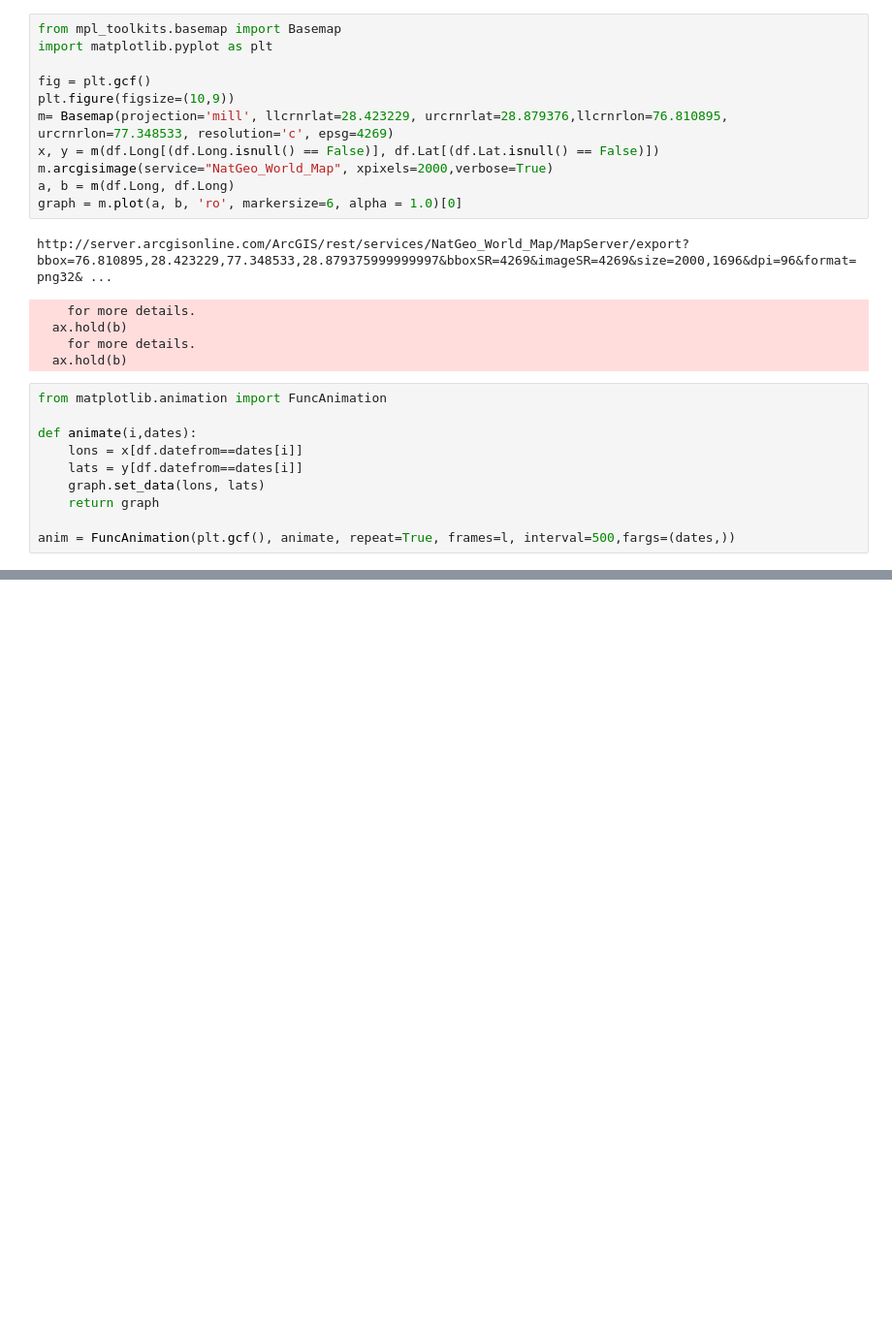
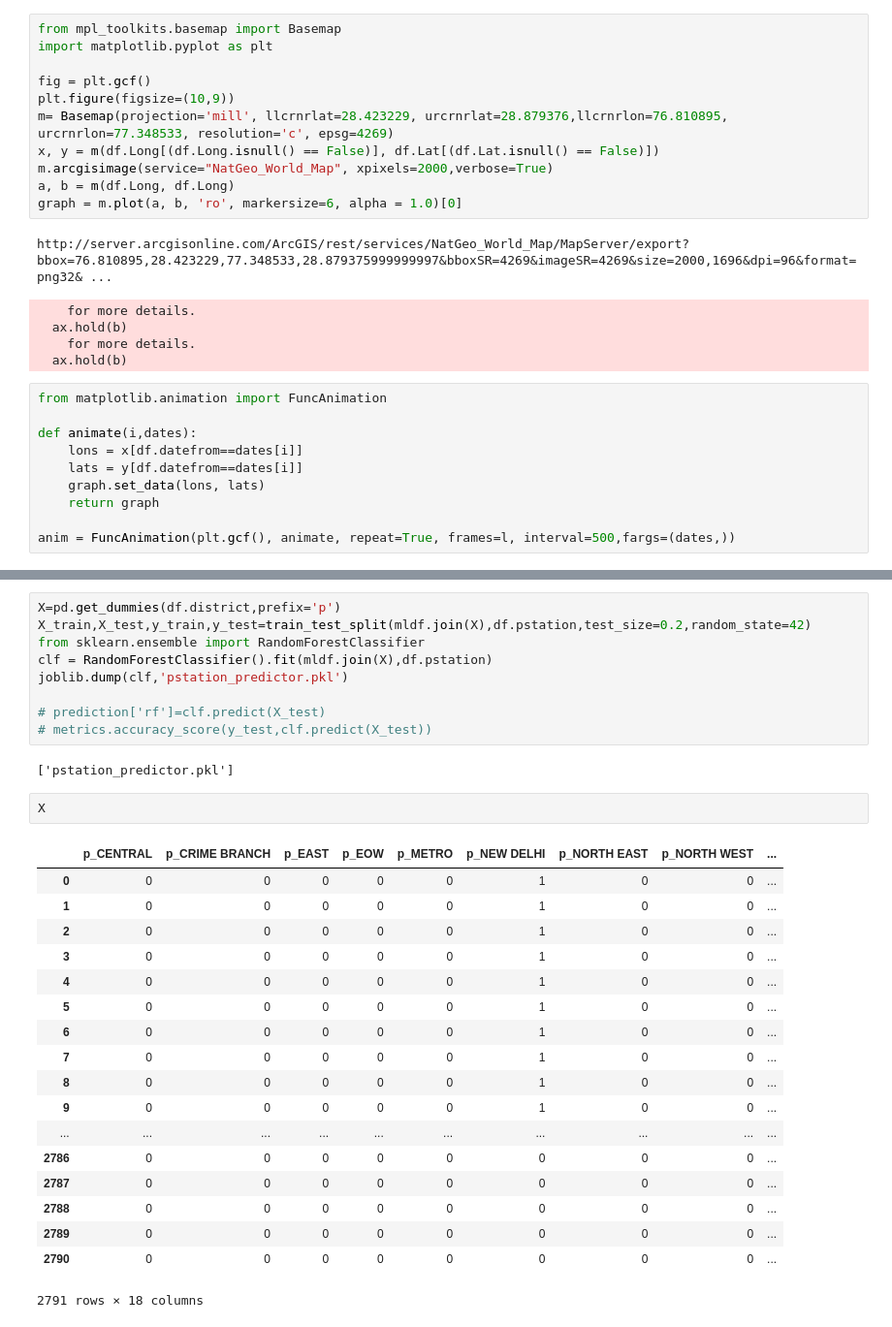
Before and after one commit to manu0b1100/Delhi_Crime_Analysis, a Jupyter notebook: Ipython Notebooks/Data Analysis.ipynb, the cells around one changed output, grey strips where cells are left out. Shown: that part at 97% size. Cells and saved outputs as stored; diff of their text form; blank space fills up the shorter version.

```diff
--- a/Ipython Notebooks/Data Analysis.ipynb
+++ b/Ipython Notebooks/Data Analysis.ipynb
@@ -62,0 +190,32 @@ HTML(anim.to_html5_video())
+# %%
+X=pd.get_dummies(df.district,prefix='p')
+X_train,X_test,y_train,y_test=train_test_split(mldf.join(X),df.pstation,test_size=0.2,random_state=42)
+from sklearn.ensemble import RandomForestClassifier
+clf = RandomForestClassifier().fit(mldf.join(X),df.pstation)
+joblib.dump(clf,'pstation_predictor.pkl')
+
+# prediction['rf']=clf.predict(X_test)
+# metrics.accuracy_score(y_test,clf.predict(X_test))
+# %% [output]
+['pstation_predictor.pkl']
+# %%
+X
+# %% [output]
+|  | p_CENTRAL | p_CRIME BRANCH | p_EAST | p_EOW | p_METRO | p_NEW DELHI | p_NORTH EAST | p_NORTH WEST | ... |
+| 0 | 0 | 0 | 0 | 0 | 0 | 1 | 0 | 0 | ... |
+| 1 | 0 | 0 | 0 | 0 | 0 | 1 | 0 | 0 | ... |
+| 2 | 0 | 0 | 0 | 0 | 0 | 1 | 0 | 0 | ... |
+| 3 | 0 | 0 | 0 | 0 | 0 | 1 | 0 | 0 | ... |
+| 4 | 0 | 0 | 0 | 0 | 0 | 1 | 0 | 0 | ... |
+| 5 | 0 | 0 | 0 | 0 | 0 | 1 | 0 | 0 | ... |
+| 6 | 0 | 0 | 0 | 0 | 0 | 1 | 0 | 0 | ... |
+| 7 | 0 | 0 | 0 | 0 | 0 | 1 | 0 | 0 | ... |
+| 8 | 0 | 0 | 0 | 0 | 0 | 1 | 0 | 0 | ... |
+| 9 | 0 | 0 | 0 | 0 | 0 | 1 | 0 | 0 | ... |
+| ... | ... | ... | ... | ... | ... | ... | ... | ... | ... |
+| 2786 | 0 | 0 | 0 | 0 | 0 | 0 | 0 | 0 | ... |
+| 2787 | 0 | 0 | 0 | 0 | 0 | 0 | 0 | 0 | ... |
+| 2788 | 0 | 0 | 0 | 0 | 0 | 0 | 0 | 0 | ... |
+| 2789 | 0 | 0 | 0 | 0 | 0 | 0 | 0 | 0 | ... |
+| 2790 | 0 | 0 | 0 | 0 | 0 | 0 | 0 | 0 | ... |
+2791 rows × 18 columns
```
Also changed, not shown: parts of 16 cells of this notebook, 25 other files.
